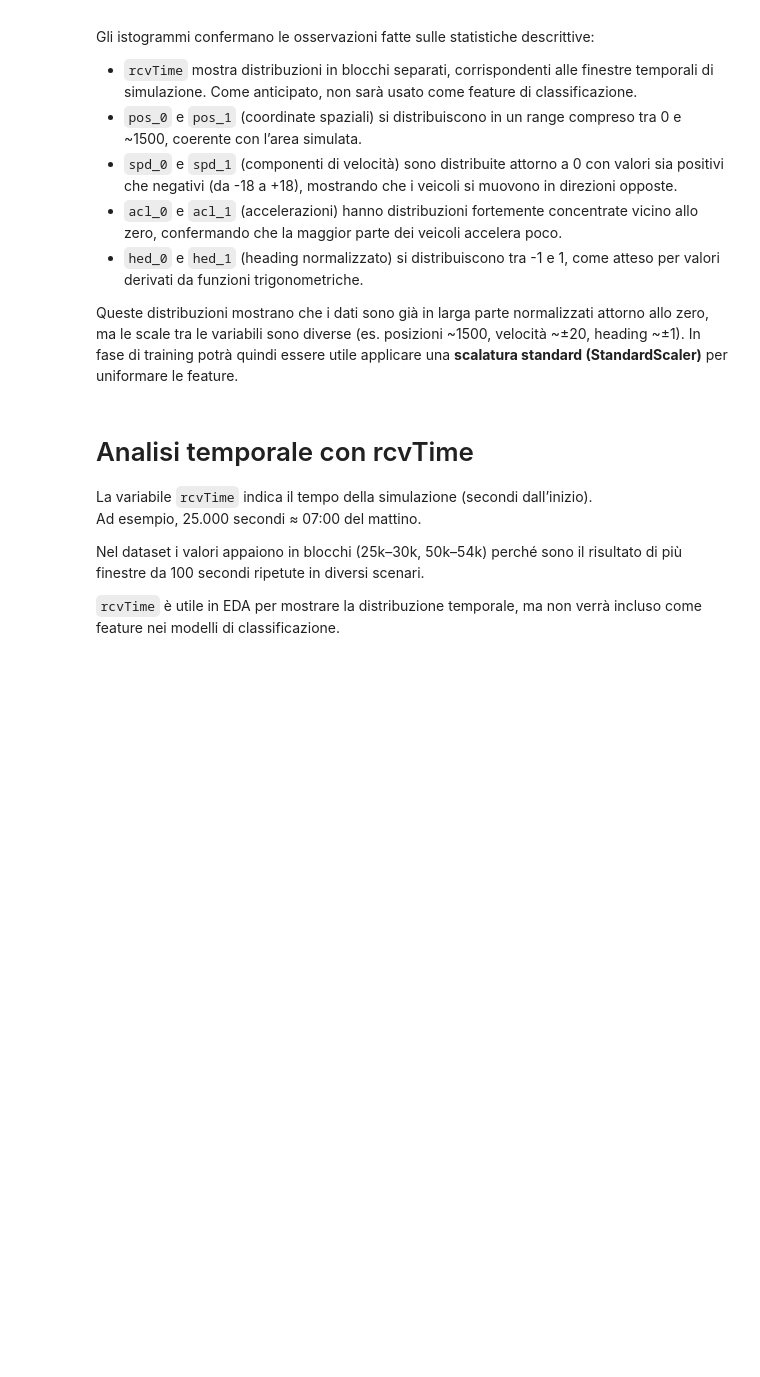
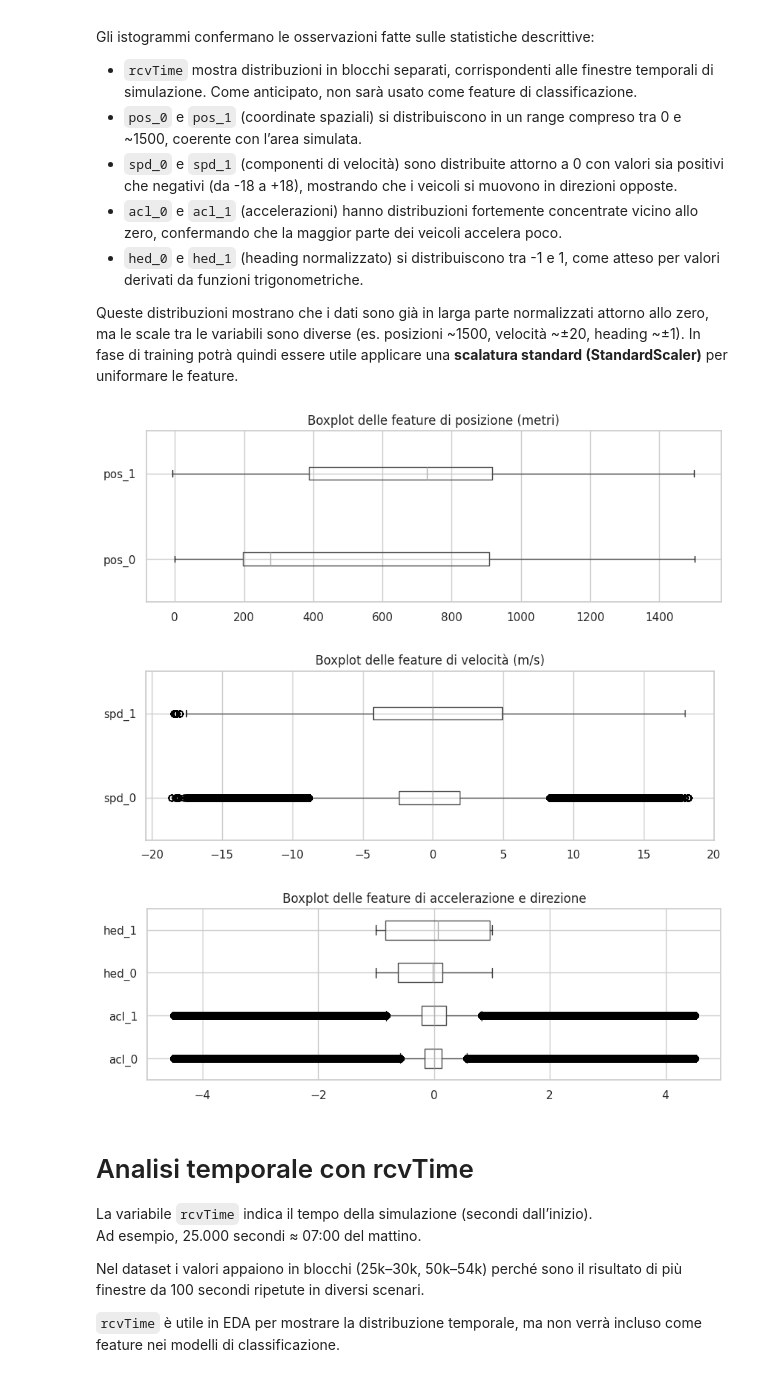
Before and after one commit to gar-nov/tirocinio, a Jupyter notebook: EDA.ipynb, the cells around one changed output. Saved outputs shown, nothing was run; the diff lists cells and outputs as text; code cells hidden in the pictures; blank space fills up the shorter version.

```diff
--- a/EDA.ipynb
+++ b/EDA.ipynb
@@ -242,6 +242,28 @@ Gli istogrammi confermano le osservazioni fatte sulle statistiche descrittive:
 - `hed_0` e `hed_1` (heading normalizzato) si distribuiscono tra -1 e 1, come atteso per valori derivati da funzioni trigonometriche.
 
 Queste distribuzioni mostrano che i dati sono già in larga parte normalizzati attorno allo zero, ma le scale tra le variabili sono diverse (es. posizioni ~1500, velocità ~±20, heading ~±1). In fase di training potrà quindi essere utile applicare una **scalatura standard (StandardScaler)** per uniformare le feature.
+# %%
+# Posizione
+plt.figure(figsize=(10,3))
+data[['pos_0','pos_1']].boxplot(vert=False)
+plt.title("Boxplot delle feature di posizione (metri)")
+plt.show()
+
+# Velocità
+plt.figure(figsize=(10,3))
+data[['spd_0','spd_1']].boxplot(vert=False)
+plt.title("Boxplot delle feature di velocità (m/s)")
+plt.show()
+
+# Accelerazione e heading
+plt.figure(figsize=(10,3))
+data[['acl_0','acl_1','hed_0','hed_1']].boxplot(vert=False)
+plt.title("Boxplot delle feature di accelerazione e direzione")
+plt.show()
+# %% [output]
+[figure, added]
+[figure, added]
+[figure, added]
 # %% [markdown]
 # Analisi temporale con rcvTime
 
```
Also changed, not shown: parts of 4 cells of this notebook.
